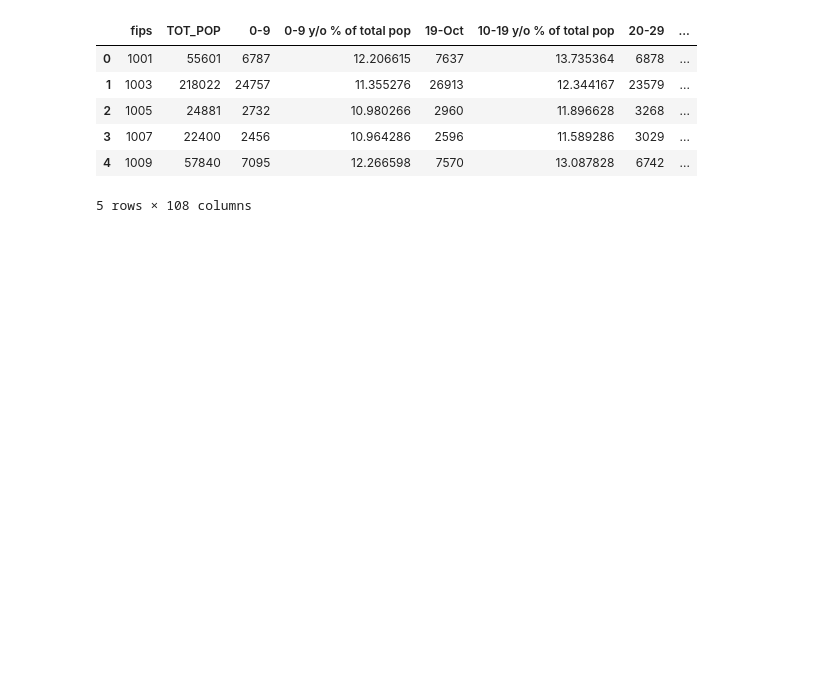
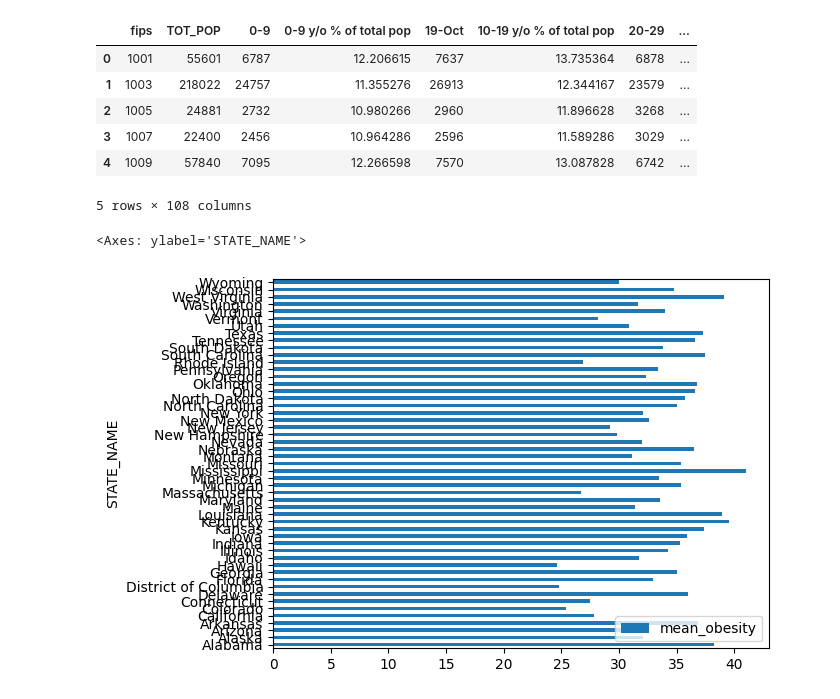
Before and after one commit to 4GeeksAcademy/linear_regression-MCZ, a Jupyter notebook: modelo_regularizado_lasso.ipynb, the cells around one changed output. Drawn from its saved outputs; the diff is of its cells as text; code cells hidden in the pictures; blank space fills up the shorter version.

```diff
--- a/modelo_regularizado_lasso.ipynb
+++ b/modelo_regularizado_lasso.ipynb
@@ -1,7 +1,7 @@
 # %%
 import pandas as pd
-data=pd.read_csv("https://breathecode.herokuapp.com/asset/internal-link?id=733&path=demographic_health_data.csv")
-data.head()
+df=pd.read_csv("https://breathecode.herokuapp.com/asset/internal-link?id=733&path=demographic_health_data.csv")
+df.head()
 # %% [output]
 |  | fips | TOT_POP | 0-9 | 0-9 y/o % of total pop | 19-Oct | 10-19 y/o % of total pop | 20-29 | ... |
 | 0 | 1001 | 55601 | 6787 | 12.206615 | 7637 | 13.735364 | 6878 | ... |
@@ -10,3 +10,8 @@ data.head()
 | 3 | 1007 | 22400 | 2456 | 10.964286 | 2596 | 11.589286 | 3029 | ... |
 | 4 | 1009 | 57840 | 7095 | 12.266598 | 7570 | 13.087828 | 6742 | ... |
 5 rows × 108 columns
+# %%
+df.groupby(by=['STATE_NAME']).agg(mean_obesity = ('Obesity_prevalence', 'mean')).plot(kind='barh')
+# %% [output]
+<Axes: ylabel='STATE_NAME'>
+[figure, added]
```
Also changed, not shown: parts of 15 cells of this notebook, 2 other files.
